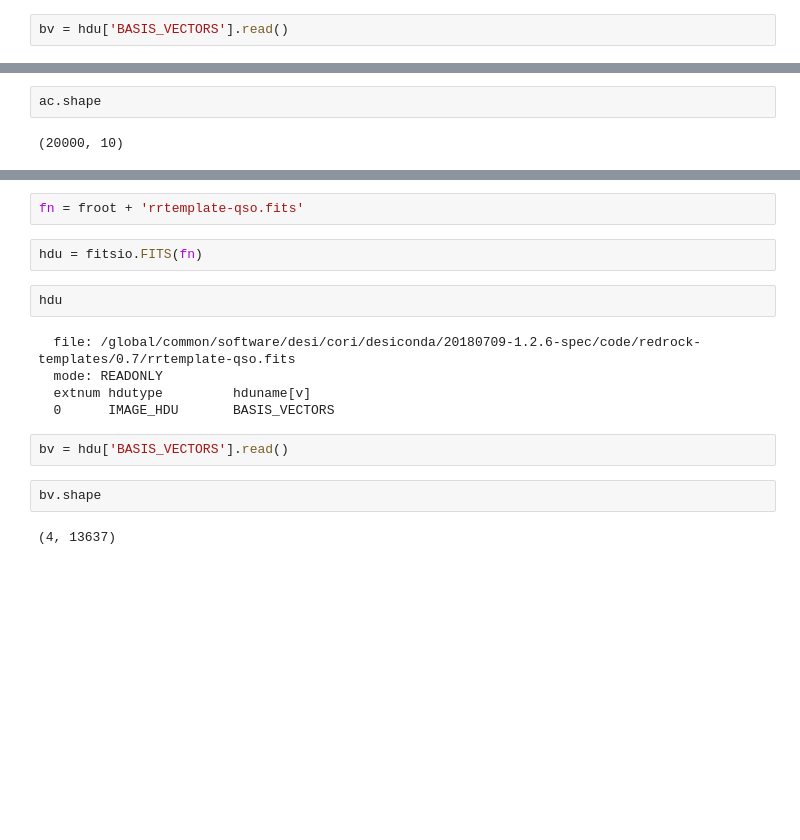
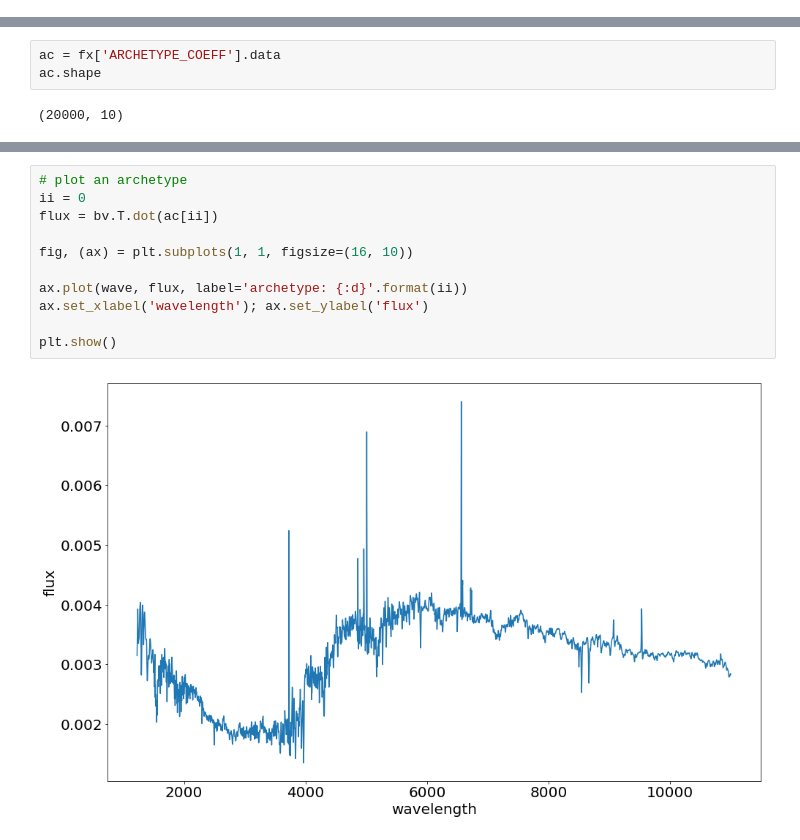
Before and after one commit to Yucheng-Zhang/desi_nbs, a Jupyter notebook: pokemon/rr_templates.ipynb, the cells around one changed output, grey strips where cells are left out. Drawn from its saved outputs; the diff is of its cells as text; blank space fills up the shorter version.

```diff
--- a/pokemon/rr_templates.ipynb
+++ b/pokemon/rr_templates.ipynb
@@ -64,2 +80,0 @@ hdu
-# %%
-bv = hdu['BASIS_VECTORS'].read()
@@ -72,4 +92,5 @@ bv.shape
 # %%
+ac = fx['ARCHETYPE_COEFF'].data
 ac.shape
 # %% [output]
 (20000, 10)
@@ -80,17 +97,13 @@ ac.shape
-# %%
-fn = froot + 'rrtemplate-qso.fits'
-# %%
-hdu = fitsio.FITS(fn)
-# %%
-hdu
-# %% [output]
-  file: /global/common/software/desi/cori/desiconda/20180709-1.2.6-spec/code/redrock-templates/0.7/rrtemplate-qso.fits
-  mode: READONLY
-  extnum hdutype         hduname[v]
-  0      IMAGE_HDU       BASIS_VECTORS
-# %%
-bv = hdu['BASIS_VECTORS'].read()
-# %%
-bv.shape
-# %% [output]
-(4, 13637)
+# %%
+# plot an archetype
+ii = 0
+flux = bv.T.dot(ac[ii])
+
+fig, (ax) = plt.subplots(1, 1, figsize=(16, 10))
+
+ax.plot(wave, flux, label='archetype: {:d}'.format(ii))
+ax.set_xlabel('wavelength'); ax.set_ylabel('flux')
+
+plt.show()
+# %% [output]
+[figure, added]
```
Also changed, not shown: parts of 19 cells of this notebook, 1 other file.
